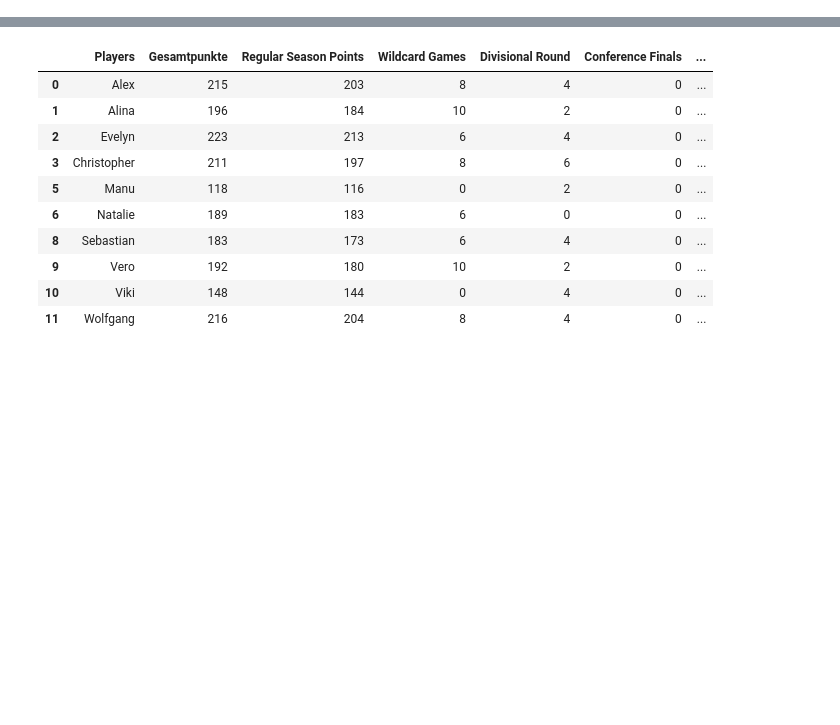
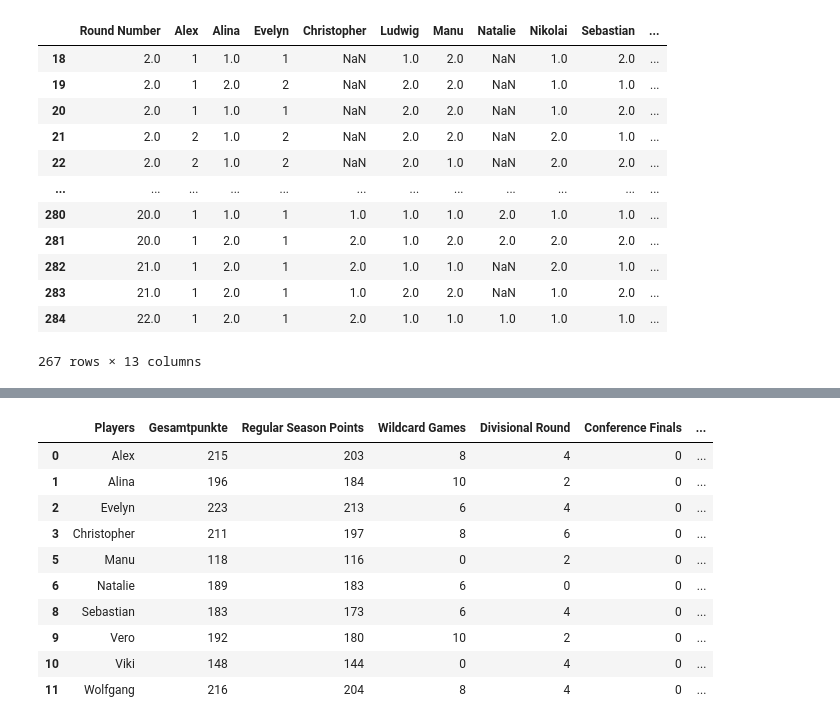
Before and after one commit to AlexSchinnerl/nfl_2024, a Jupyter notebook: nflPlots.ipynb, the cells around one changed output, grey strips where cells are left out. Cells and saved outputs as stored; diff of their text form; code cells hidden in the pictures; blank space fills up the shorter version.

```diff
--- a/nflPlots.ipynb
+++ b/nflPlots.ipynb
@@ -9,0 +63,19 @@ scores_DF = pd.read_csv("data/scoring.csv")
+# %%
+scores2023_RegSeason_DF = scores2023_DF.head(18)
+scores2023_RegSeason_DF
+scores2023_playoff_DF = scores2023_DF[18:]
+scores2023_playoff_DF
+# %% [output]
+|  | Round Number | Alex | Alina | Evelyn | Christopher | Ludwig | Manu | Natalie | Nikolai | Sebastian | ... |
+| 18 | 2.0 | 1 | 1.0 | 1 | NaN | 1.0 | 2.0 | NaN | 1.0 | 2.0 | ... |
+| 19 | 2.0 | 1 | 2.0 | 2 | NaN | 2.0 | 2.0 | NaN | 1.0 | 1.0 | ... |
+| 20 | 2.0 | 1 | 1.0 | 1 | NaN | 2.0 | 2.0 | NaN | 1.0 | 2.0 | ... |
+| 21 | 2.0 | 2 | 1.0 | 2 | NaN | 2.0 | 2.0 | NaN | 2.0 | 1.0 | ... |
+| 22 | 2.0 | 2 | 1.0 | 2 | NaN | 2.0 | 1.0 | NaN | 2.0 | 2.0 | ... |
+| ... | ... | ... | ... | ... | ... | ... | ... | ... | ... | ... | ... |
+| 280 | 20.0 | 1 | 1.0 | 1 | 1.0 | 1.0 | 1.0 | 2.0 | 1.0 | 1.0 | ... |
+| 281 | 20.0 | 1 | 2.0 | 1 | 2.0 | 1.0 | 2.0 | 2.0 | 2.0 | 2.0 | ... |
+| 282 | 21.0 | 1 | 2.0 | 1 | 2.0 | 1.0 | 1.0 | NaN | 2.0 | 1.0 | ... |
+| 283 | 21.0 | 1 | 2.0 | 1 | 1.0 | 2.0 | 2.0 | NaN | 1.0 | 2.0 | ... |
+| 284 | 22.0 | 1 | 2.0 | 1 | 2.0 | 1.0 | 1.0 | 1.0 | 1.0 | 1.0 | ... |
+267 rows × 13 columns
```
Also changed, not shown: parts of 13 cells of this notebook, 4 other files.
